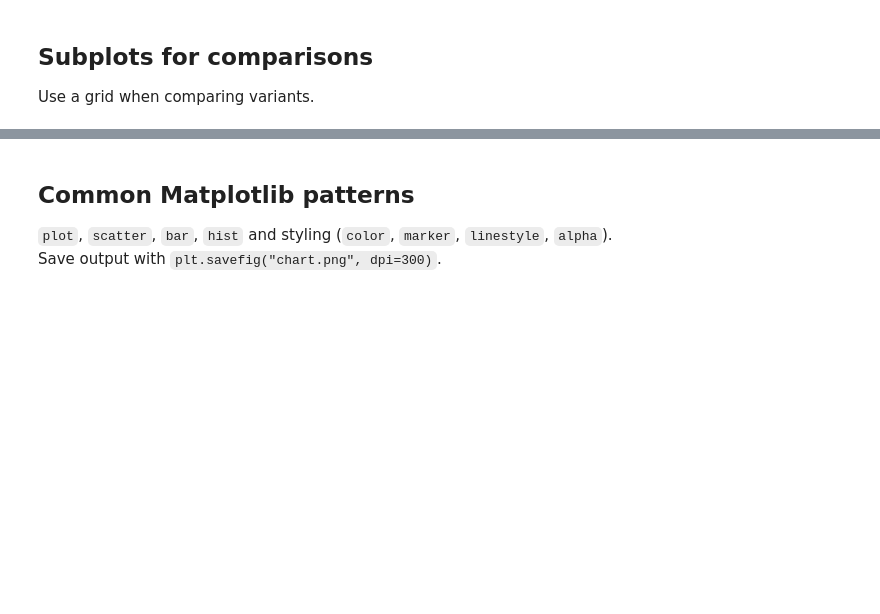
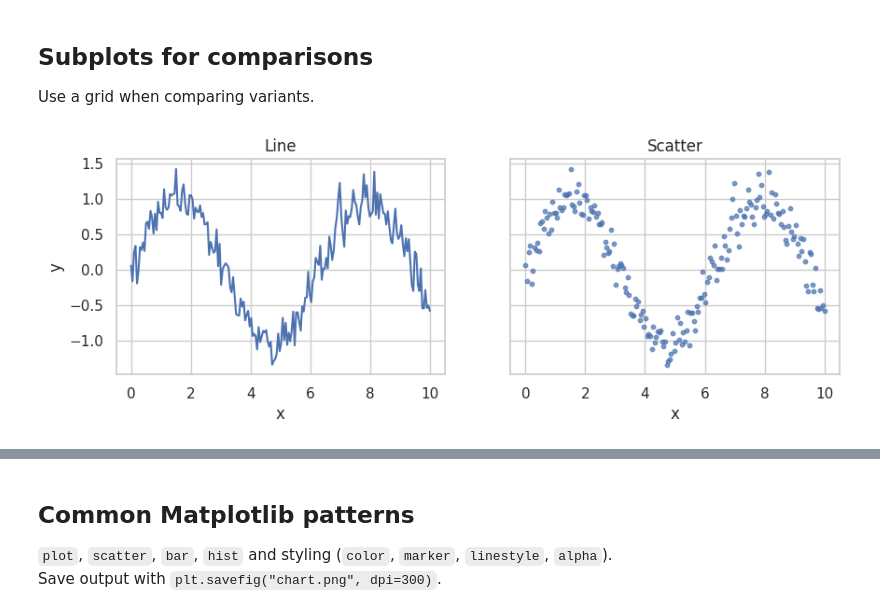
Before and after one commit to DATA101-S26/lectures, a Jupyter notebook: Module08/session1_VisTools.ipynb, the cells around one changed output, grey strips where cells are left out. Drawn from its saved outputs; the diff is of its cells as text; code cells hidden in the pictures; blank space fills up the shorter version.

```diff
--- a/Module08/session1_VisTools.ipynb
+++ b/Module08/session1_VisTools.ipynb
@@ -69,18 +75,20 @@ Use a grid when comparing variants.
 # %%
 fig, axes = plt.subplots(1, 2, figsize=(10, 3), sharey=True)
 
 axes[0].plot(x, y, linestyle='-')
 axes[0].set_title("Line")
 axes[0].set_xlabel("x")
 axes[0].set_ylabel("y")
 
-axes[1].scatter(x, y, s=20, alpha=0.7)
+axes[1].scatter(x, y, s=10, alpha=0.7)
 axes[1].set_title("Scatter")
 axes[1].set_xlabel("x")
 
 for ax in axes:
     ax.grid(True)
 plt.show()
+# %% [output]
+[figure, added]
 # %%
 fig, axes = plt.subplots(2, 1, figsize=(5, 8), sharex=True)
 
```
Also changed, not shown: parts of 12 cells of this notebook.
